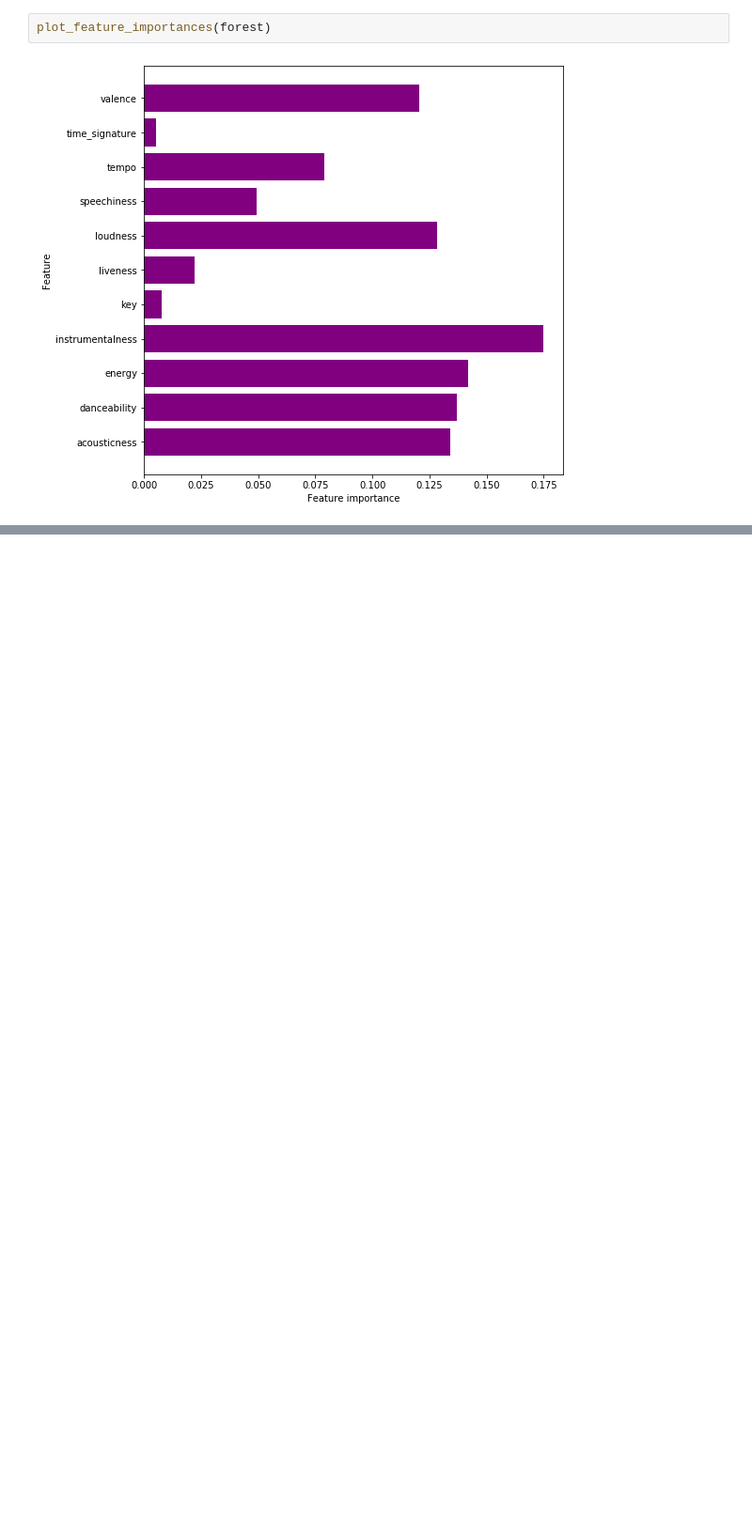
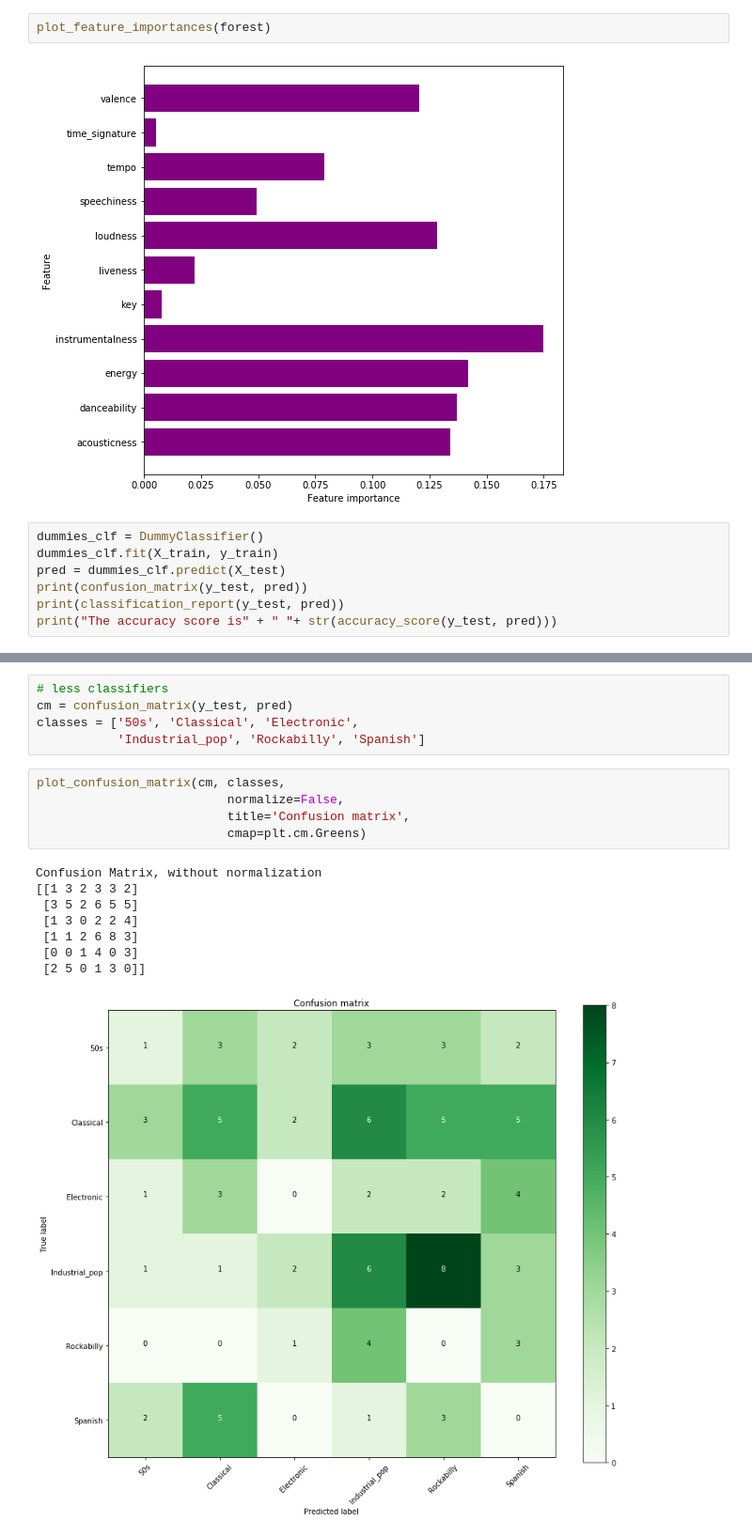
Before and after one commit to FinchMF/Classification_Models, a Jupyter notebook: spotify_api_calls.ipynb, the cells around one changed output, grey strips where cells are left out. Shown at 94% size. Drawn from its saved outputs; the diff is of its cells as text; blank space fills up the shorter version.

```diff
--- a/spotify_api_calls.ipynb
+++ b/spotify_api_calls.ipynb
@@ -3943,3 +3944,10 @@ forest.score(X_test, y_test)
 plot_feature_importances(forest)
 # %% [output]
 [figure]
+# %%
+dummies_clf = DummyClassifier()
+dummies_clf.fit(X_train, y_train)
+pred = dummies_clf.predict(X_test)
+print(confusion_matrix(y_test, pred))
+print(classification_report(y_test, pred))
+print("The accuracy score is" + " "+ str(accuracy_score(y_test, pred)))
@@ -3945,0 +3975,19 @@ plot_feature_importances(forest)
+# %%
+# less classifiers
+cm = confusion_matrix(y_test, pred)
+classes = ['50s', 'Classical', 'Electronic',
+           'Industrial_pop', 'Rockabilly', 'Spanish']
+# %%
+plot_confusion_matrix(cm, classes,
+                          normalize=False,
+                          title='Confusion matrix',
+                          cmap=plt.cm.Greens)
+# %% [output]
+Confusion Matrix, without normalization
+[[1 3 2 3 3 2]
+ [3 5 2 6 5 5]
+ [1 3 0 2 2 4]
+ [1 1 2 6 8 3]
+ [0 0 1 4 0 3]
+ [2 5 0 1 3 0]]
+[figure, added]
```
Also changed, not shown: parts of 3 cells of this notebook.
